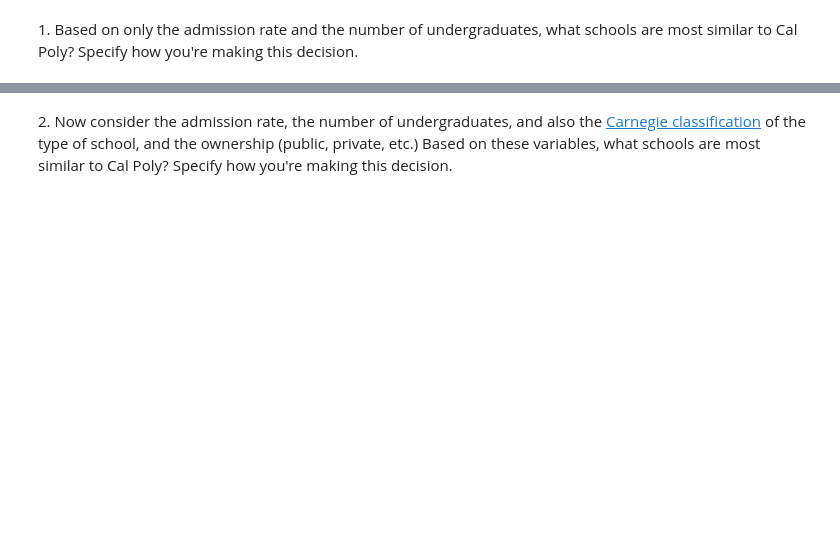
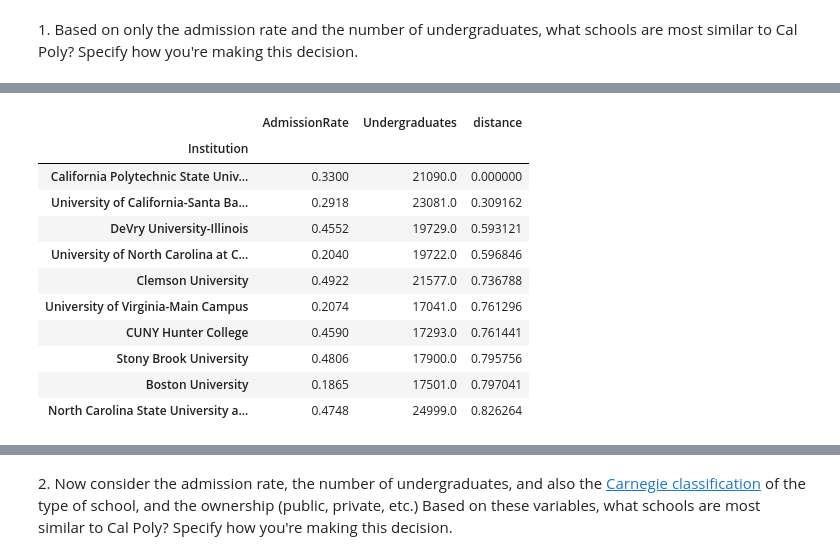
Before and after one commit to maxbegun1/PA-3.2, a Jupyter notebook: GSB5544_PA_3_2_Distances_Between_Observations.ipynb, the cells around one changed output, grey strips where cells are left out. Cells and saved outputs as stored; diff of their text form; code cells hidden in the pictures; blank space fills up the shorter version.

```diff
--- a/GSB5544_PA_3_2_Distances_Between_Observations.ipynb
+++ b/GSB5544_PA_3_2_Distances_Between_Observations.ipynb
@@ -170,0 +242,22 @@ cp
+# %%
+features = ["AdmissionRate", "Undergraduates"]
+
+X = df_college[features].copy()
+X = (X - X.mean()) / X.std()
+
+df_college["distance"] = (((X - X.loc[school_name]) ** 2).sum(axis=1)) ** 0.5
+
+df_college.sort_values("distance").head(10)[features + ["distance"]]
+# %% [output]
+|  | AdmissionRate | Undergraduates | distance |
+| Institution |  |  |  |
+| California Polytechnic State Univ... | 0.3300 | 21090.0 | 0.000000 |
+| University of California-Santa Ba... | 0.2918 | 23081.0 | 0.309162 |
+| DeVry University-Illinois | 0.4552 | 19729.0 | 0.593121 |
+| University of North Carolina at C... | 0.2040 | 19722.0 | 0.596846 |
+| Clemson University | 0.4922 | 21577.0 | 0.736788 |
+| University of Virginia-Main Campus | 0.2074 | 17041.0 | 0.761296 |
+| CUNY Hunter College | 0.4590 | 17293.0 | 0.761441 |
+| Stony Brook University | 0.4806 | 17900.0 | 0.795756 |
+| Boston University | 0.1865 | 17501.0 | 0.797041 |
+| North Carolina State University a... | 0.4748 | 24999.0 | 0.826264 |
```
Also changed, not shown: parts of 22 cells of this notebook, 1 other file.
